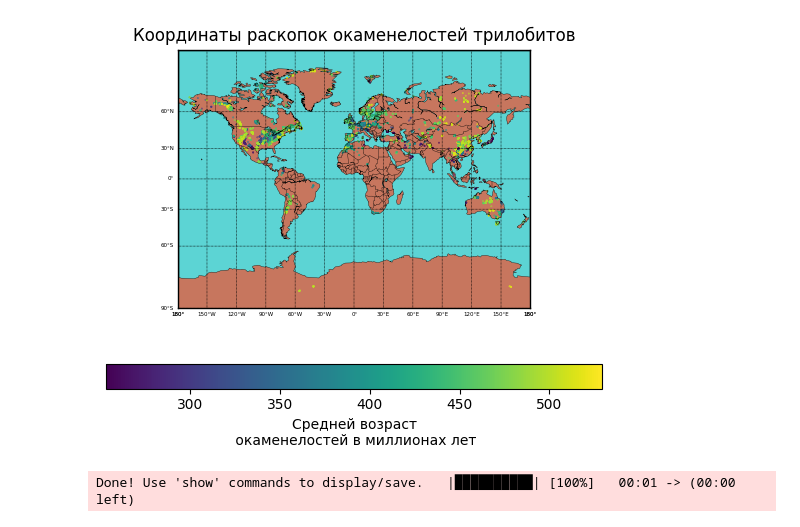
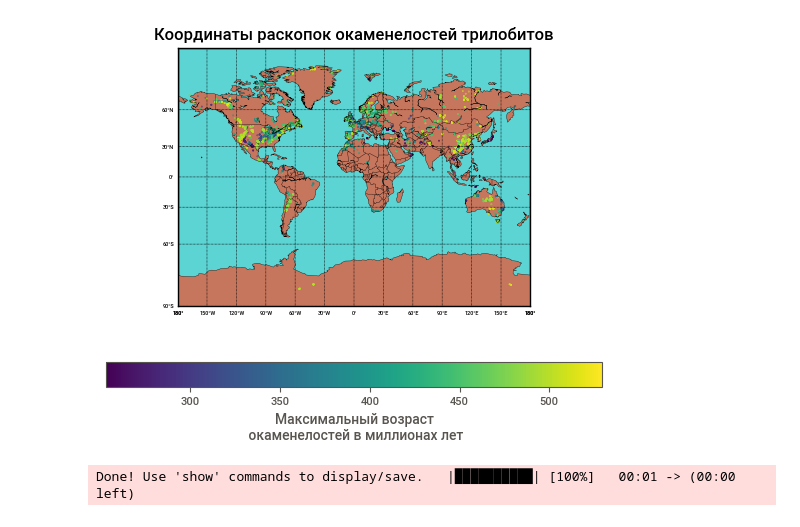
Before and after one commit to MaGNeT49/practiceML, a Jupyter notebook: test.ipynb, the cells around one changed output. Cells and saved outputs as stored; diff of their text form; code cells hidden in the pictures.

```diff
--- a/test.ipynb
+++ b/test.ipynb
@@ -9,32 +84,32 @@ df = pandas.read_csv("table.csv")
 # %%
 ages_mean = ((df['max_age_mya'] + df['min_age_mya']) / 2).to_list()
 
 lons = df["longitude"]
 lats = df["latitude"]
 
 parallels = np.arange(-90,90,30)
 meridians = np.arange(0,360,30)
 
 map = Basemap(projection="mill", lon_0=0)
 
 x, y = map(lons, lats)
 
 map.drawparallels(parallels, linewidth=0.5, labels=[1, 0, 0, 0], fontsize=4)
 map.drawmeridians(meridians, linewidth=0.5, labels=[0, 0, 0, 1], fontsize=4)
 map.drawcoastlines(linewidth=0.25)
 map.drawcountries(linewidth=0.25)
 map.drawmapboundary(fill_color="#5cd4d4")
 
 map.fillcontinents(color="#c7765e", lake_color="#5cd4d4")
 
 map.scatter(x, y, 0.1, marker='o', c=ages_mean, cmap="viridis")
 
-plt.colorbar(location="bottom", label='Средней возраст\n окаменелостей в миллионах лет')
+plt.colorbar(location="bottom", label='Максимальный возраст\n окаменелостей в миллионах лет')
 
 plt.title("Координаты раскопок окаменелостей трилобитов")
 plt.savefig("graph.png", dpi=500)
 plt.show()
 # %% [output]
-[figure, old version]
+[figure, new version]
 # %%
 import sweetviz as sv
```
Also changed, not shown: parts of 4 cells of this notebook, 3 other files.
